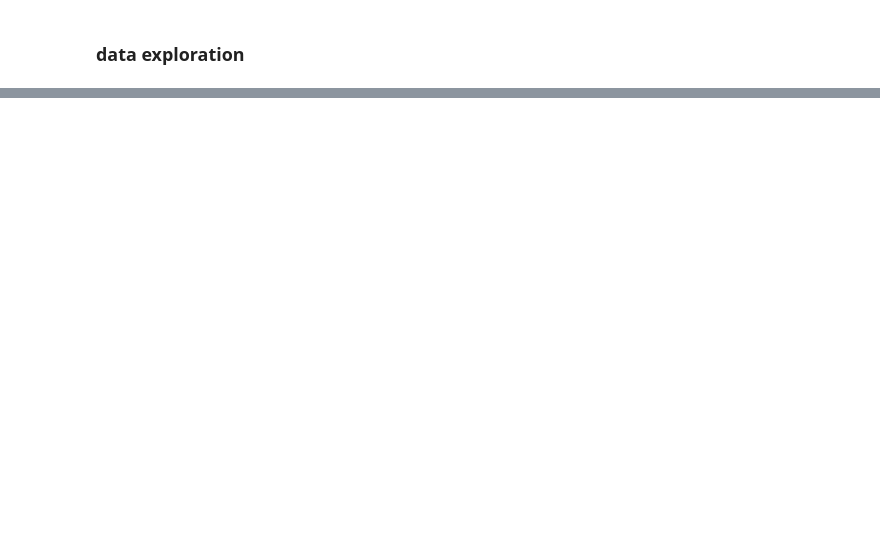
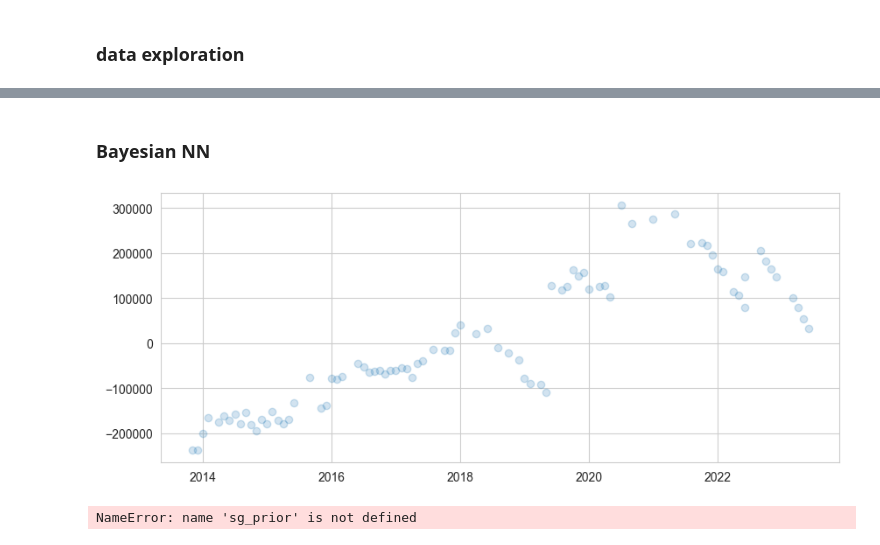
Before and after one commit to leslieDLcy/GP4SME, a Jupyter notebook: notebooks/test101.ipynb, the cells around one changed output, grey strips where cells are left out. Drawn from its saved outputs; the diff is of its cells as text; code cells hidden in the pictures; blank space fills up the shorter version.

```diff
--- a/notebooks/test101.ipynb
+++ b/notebooks/test101.ipynb
@@ -256,0 +328,10 @@ ax.yaxis.set_major_formatter('£{x:,.2f}')
+# %%
+def prepare_training_data(df):
+
+    y = data_clean[['totalU']].to_numpy().reshape(-1, 1)
+    y = y - y.mean()
+    X = (df.index.year + df.index.month / 12).to_numpy().reshape(-1, 1)
+
+    return X, y
+# %%
+X, y = prepare_training_data(data_clean)
@@ -257,3 +432,31 @@ ax.yaxis.set_major_formatter('£{x:,.2f}')
+# %% [markdown]
+### Bayesian NN
+# %%
+plt.figure(figsize=(10, 4))
+plt.scatter(X, y, alpha=0.2)
+plt.show()
+# %% [output]
+[figure, added]
+# %%
+# Create probabilistic regression with one hidden layer, weight uncertainty
+
+model_BNN = Sequential([
+    tfpl.DenseVariational(units=32,
+                          input_shape=(1,),
+                          make_prior_fn=sg_prior,
+                          make_posterior_fn=posterior,
+                          kl_weight=1/x_train.shape[0],
+                          activation='sigmoid'),
+    tfpl.DenseVariational(units=tfpl.IndependentNormal.params_size(1),
+                          make_prior_fn=sg_prior,
+                          make_posterior_fn=posterior,
+                          kl_weight=1/x_train.shape[0]),
+    tfpl.IndependentNormal(1)
+])
+
+model.compile(loss=nll, optimizer=RMSprop(learning_rate=0.005))
+# %% [output]
+NameError: name 'sg_prior' is not defined
 # %%
 ## Machine Learning models in an autoregressive scheme
 # %%
```
Also changed, not shown: parts of 34 cells of this notebook, 1 other file.
